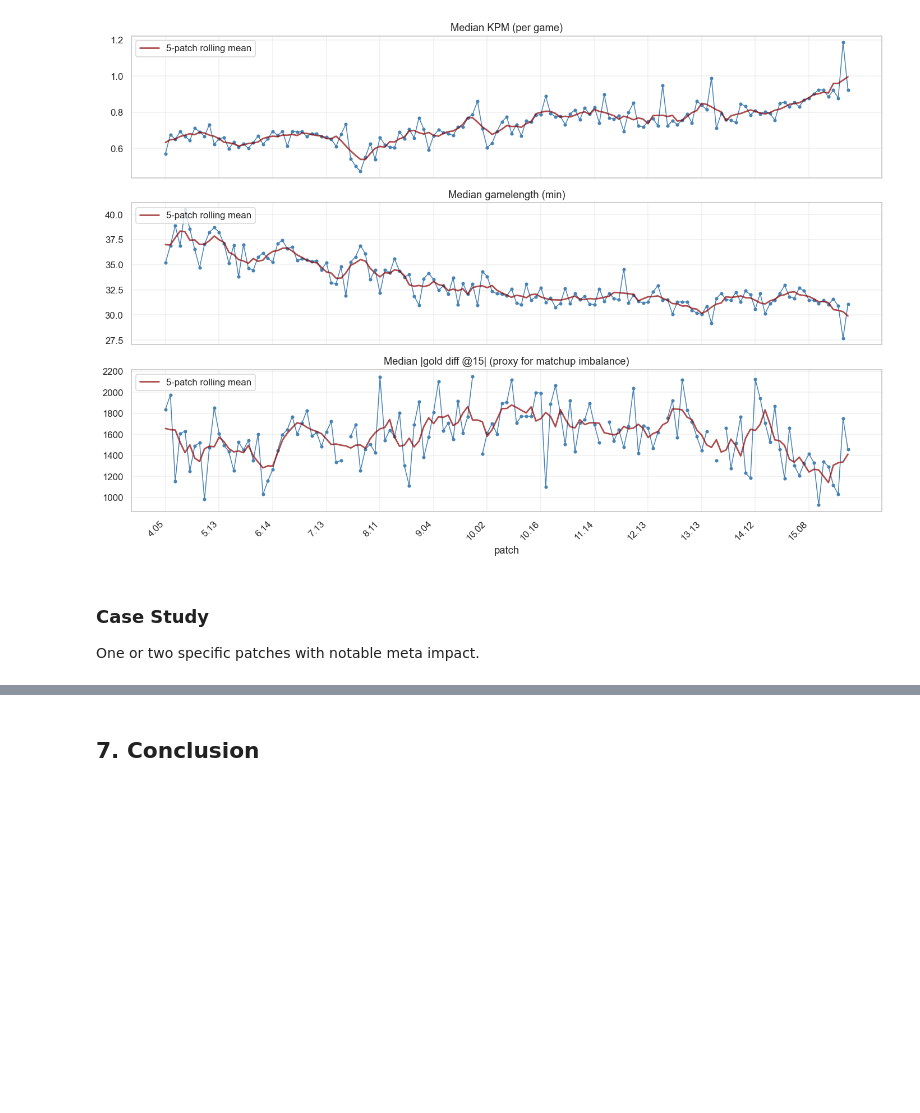
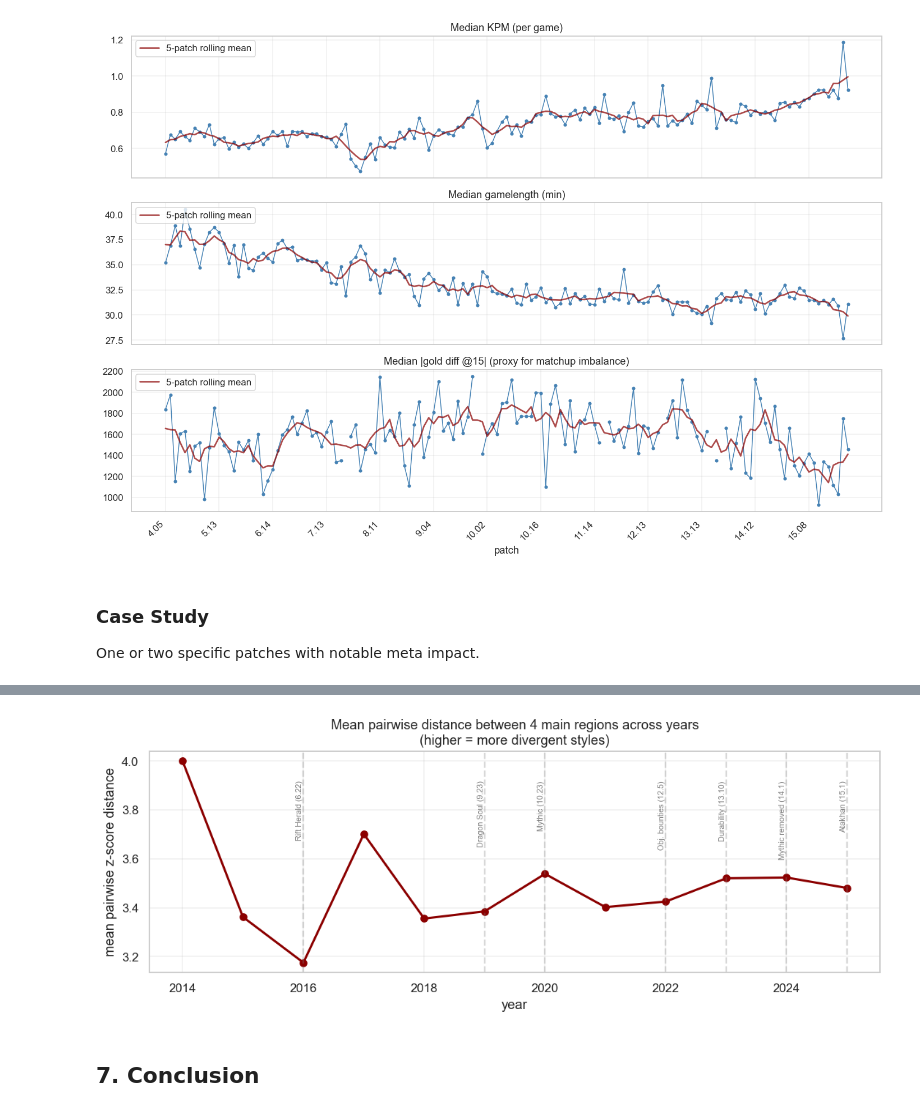
Before and after one commit to LUNARKN1GHT/lol_esports, a Jupyter notebook: lol_esports.ipynb, the cells around one changed output, grey strips where cells are left out. Cells and saved outputs as stored; diff of their text form; code cells hidden in the pictures; blank space fills up the shorter version.

```diff
--- a/lol_esports.ipynb
+++ b/lol_esports.ipynb
@@ -1467,0 +1532,43 @@ One or two specific patches with notable meta impact.
+# %%
+def pairwise_dist_per_year(yearly_df, metrics, regions):
+    """对每个年份算 4 赛区在多指标空间的平均欧氏距离。"""
+    out = {}
+    for yr, grp in yearly_df.groupby("year"):
+        sub = grp.set_index("region")[metrics].dropna()
+        sub = sub.reindex(regions).dropna()
+        if len(sub) < 2:
+            continue
+        # 每年单独 z-score
+        x = StandardScaler().fit_transform(sub.values)
+        dists = [np.linalg.norm(x[i] - x[j]) for i, j in combinations(range(len(x)), 2)]
+        out[yr] = np.mean(dists)
+    return pd.Series(out, name="mean_pairwise_distance")
+
+
+dist_series = pairwise_dist_per_year(yearly_region, METRICS_GAP, MAIN)
+
+fig, ax = plt.subplots(figsize=(10, 4))
+ax.plot(dist_series.index, dist_series.values, marker="o", lw=2, color="darkred")
+ax.set_title(
+    "Mean pairwise distance between 4 main regions across years\n(higher = more divergent styles)"
+)
+ax.set_xlabel("year")
+ax.set_ylabel("mean pairwise z-score distance")
+ax.grid(alpha=0.3)
+
+for y, label in LANDMARKS_YEAR.items():
+    ax.axvline(y, color="gray", ls="--", alpha=0.3)
+    ax.text(
+        y,
+        ax.get_ylim()[1] * 0.97,
+        label,
+        rotation=90,
+        va="top",
+        ha="right",
+        fontsize=7,
+        color="gray",
+    )
+plt.tight_layout()
+plt.show()
+# %% [output]
+[figure, added]
```
Also changed, not shown: parts of 4 cells of this notebook.
